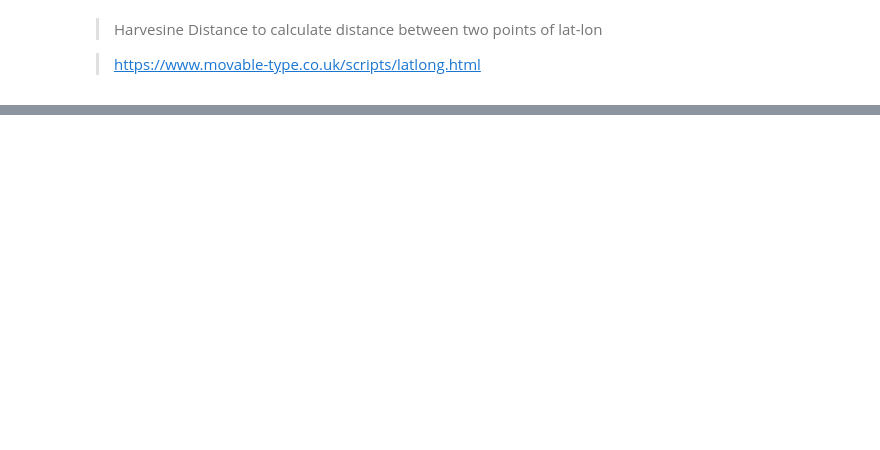
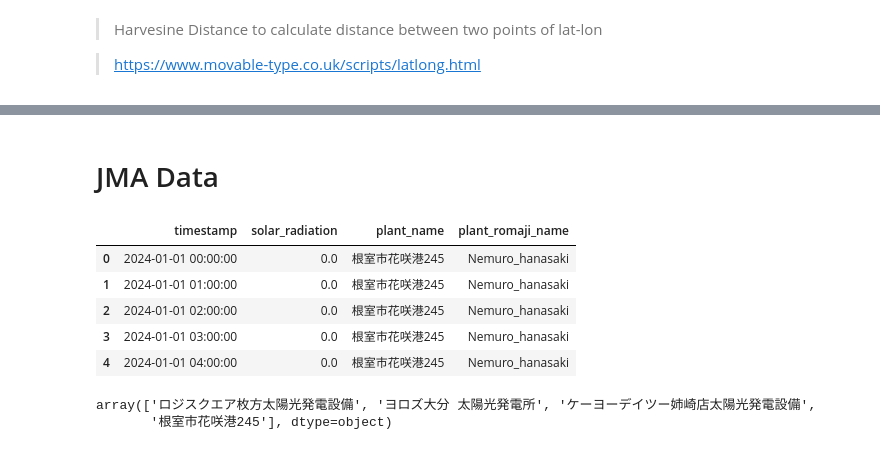
Before and after one commit to iqbalpa/taiyoukou, a Jupyter notebook: main.ipynb, the cells around one changed output, grey strips where cells are left out. Cells and saved outputs as stored; diff of their text form; code cells hidden in the pictures; blank space fills up the shorter version.

```diff
--- a/main.ipynb
+++ b/main.ipynb
@@ -202,0 +501,33 @@ plot_temperature_time_series(df)
+# %% [markdown]
+# JMA Data
+# %%
+jma_df = pd.read_csv("data/jma_msm_data_2024.csv")
+jma_df = jma_df.rename(columns={
+    'shortwave_solar_radiation': 'solar_radiation',
+    'date': 'timestamp',
+    'romaji_name': 'plant_romaji_name'
+})
+jma_df['timestamp'] = pd.to_datetime(jma_df['timestamp'])
+jma_df.head()
+# %% [output]
+|  | timestamp | solar_radiation | plant_name | plant_romaji_name |
+| 0 | 2024-01-01 00:00:00 | 0.0 | 根室市花咲港245 | Nemuro_hanasaki |
+| 1 | 2024-01-01 01:00:00 | 0.0 | 根室市花咲港245 | Nemuro_hanasaki |
+| 2 | 2024-01-01 02:00:00 | 0.0 | 根室市花咲港245 | Nemuro_hanasaki |
+| 3 | 2024-01-01 03:00:00 | 0.0 | 根室市花咲港245 | Nemuro_hanasaki |
+| 4 | 2024-01-01 04:00:00 | 0.0 | 根室市花咲港245 | Nemuro_hanasaki |
+# %%
+compare_jma = pd.merge(
+    t,
+    jma_df,
+    left_on=['timestamp', 'plant_romaji_name'],
+    right_on=['timestamp', 'plant_romaji_name'],
+    how='inner'
+)
+
+compare_jma = convert_mj_to_wm2(compare_jma)
+compare_jma.set_index('timestamp', inplace=True)
+compare_jma['plant_name'].unique()
+# %% [output]
+array(['ロジスクエア枚方太陽光発電設備', 'ヨロズ大分 太陽光発電所', 'ケーヨーデイツー姉崎店太陽光発電設備',
+       '根室市花咲港245'], dtype=object)
```
Also changed, not shown: parts of 23 cells of this notebook, 6 other files.
